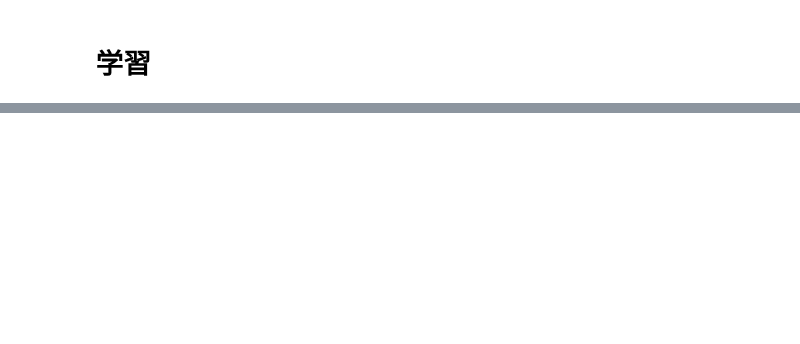
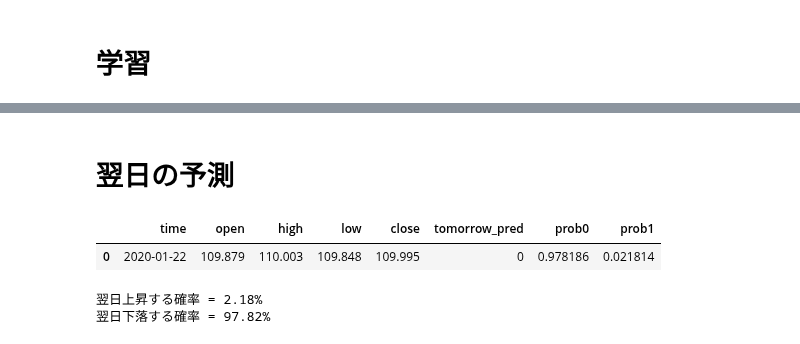
Before and after one commit to arsma12/MLDL, a Jupyter notebook: StockPriceForecast/FX_USDJPY_01.ipynb, the cells around one changed output, grey strips where cells are left out. Saved outputs shown, nothing was run; the diff lists cells and outputs as text; code cells hidden in the pictures; blank space fills up the shorter version.

```diff
--- a/StockPriceForecast/FX_USDJPY_01.ipynb
+++ b/StockPriceForecast/FX_USDJPY_01.ipynb
@@ -66,15 +64,10 @@ import warnings
 import mpl_finance
 warnings.filterwarnings('ignore')
 
-start_notebook = time()
-
 # ****************************************************************************
 # 設定値
 # ****************************************************************************
-
-# ▼件数絞込用（時間がかかりすぎるため）
-squeeze_num = 1000 # ※1以上の場合有効
-train_size = 0.8
+train_size = 0.80
 
 pd.set_option('display.max_columns', 500)
 pd.set_option('display.max_rows', 30)
@@ -667,0 +753,18 @@ F1値（F1-score） = 57.782%
+# %% [markdown]
+# 翌日の予測
+# %%
+test_csv = X_today_df
+test_csv['tomorrow_pred'] = best_lr.predict(X_today)
+test_csv['prob0'] = best_lr.predict_proba(X_today)[:,0]
+test_csv['prob1'] = best_lr.predict_proba(X_today)[:,1]
+test_csv = test_csv.reset_index()
+test_csv = test_csv[['time','open','high','low','close','tomorrow_pred','prob0','prob1']]
+display(test_csv)
+
+print('翌日上昇する確率 = {:.2f}%'.format(test_csv.iloc[0,7] * 100))
+print('翌日下落する確率 = {:.2f}%'.format(test_csv.iloc[0,6] * 100))
+# %% [output]
+|  | time | open | high | low | close | tomorrow_pred | prob0 | prob1 |
+| 0 | 2020-01-22 | 109.879 | 110.003 | 109.848 | 109.995 | 0 | 0.978186 | 0.021814 |
+翌日上昇する確率 = 2.18%
+翌日下落する確率 = 97.82%
```
Also changed, not shown: parts of 9 cells of this notebook.
